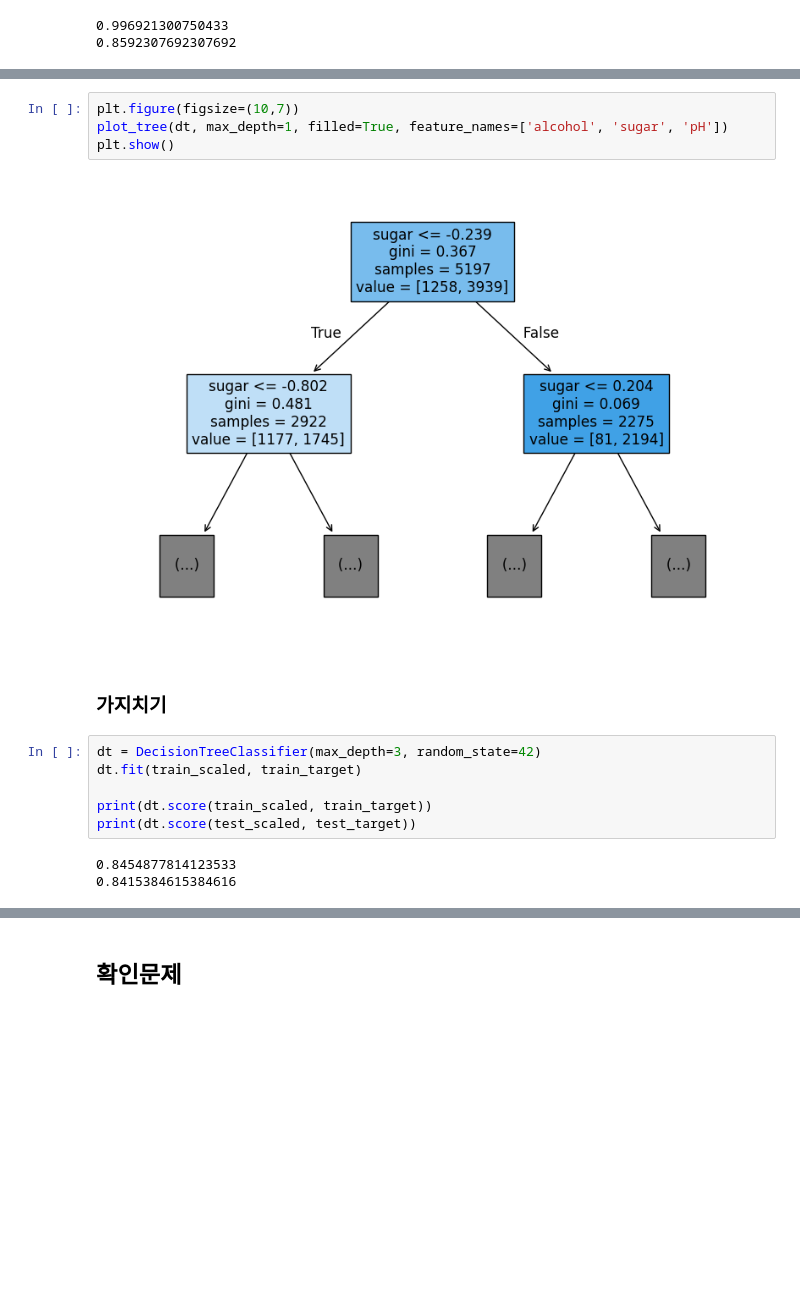
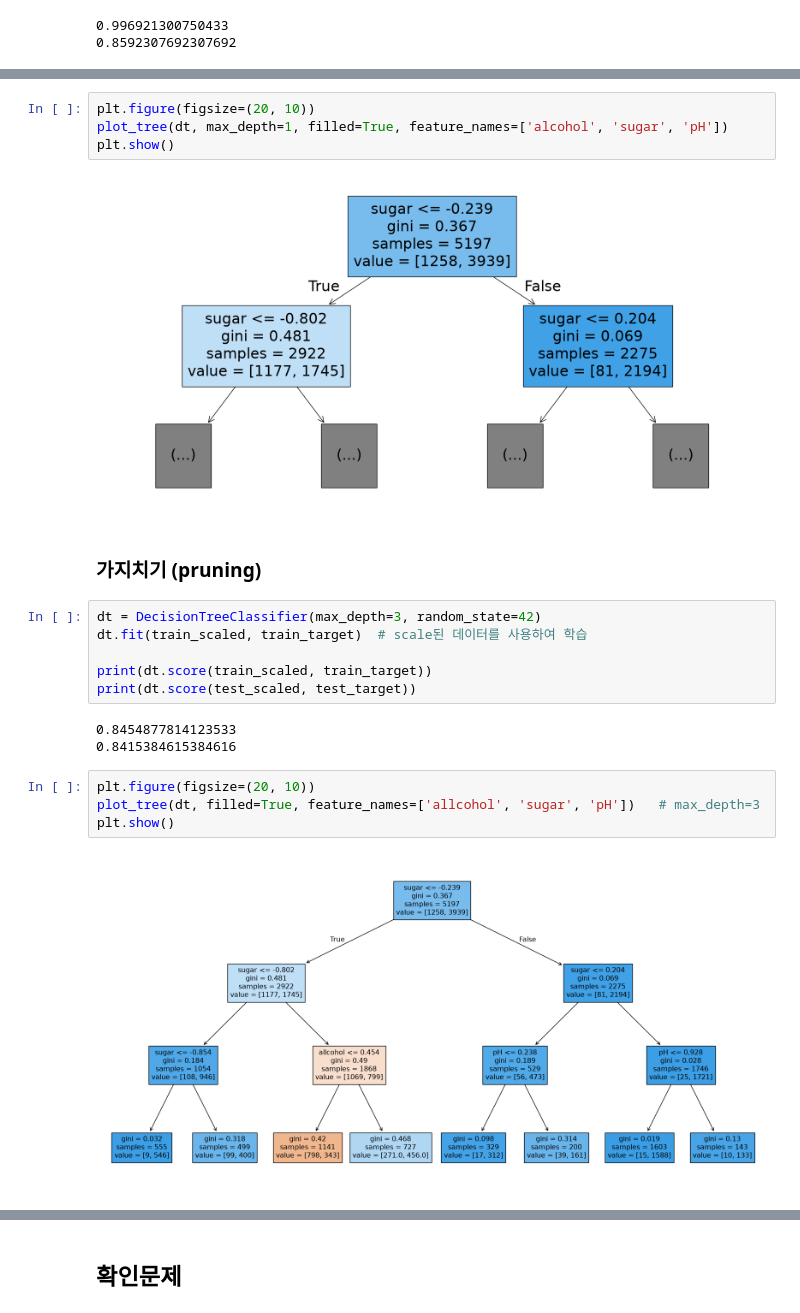
Before and after one commit to a1ljmook/Inflearn-hg-mldl, a Jupyter notebook: 5-1.ipynb, the cells around one changed output, grey strips where cells are left out. Saved outputs shown, nothing was run; the diff lists cells and outputs as text; blank space fills up the shorter version.

```diff
--- a/5-1.ipynb
+++ b/5-1.ipynb
@@ -105,17 +111,23 @@ plt.show()
 # %%
-plt.figure(figsize=(10,7))
+plt.figure(figsize=(20, 10))
 plot_tree(dt, max_depth=1, filled=True, feature_names=['alcohol', 'sugar', 'pH'])
 plt.show()
 # %% [output]
-[figure, old version]
+[figure, new version]
 # %% [markdown]
-### 가지치기
+### 가지치기 (pruning)
 # %%
 dt = DecisionTreeClassifier(max_depth=3, random_state=42)
-dt.fit(train_scaled, train_target)
+dt.fit(train_scaled, train_target)  # scale된 데이터를 사용하여 학습
 
 print(dt.score(train_scaled, train_target))
 print(dt.score(test_scaled, test_target))
 # %% [output]
 0.8454877814123533
 0.8415384615384616
+# %%
+plt.figure(figsize=(20, 10))
+plot_tree(dt, filled=True, feature_names=['allcohol', 'sugar', 'pH'])   # max_depth=3
+plt.show()
+# %% [output]
+[figure, added]
```
Also changed, not shown: parts of 16 cells of this notebook, 1 other file.
